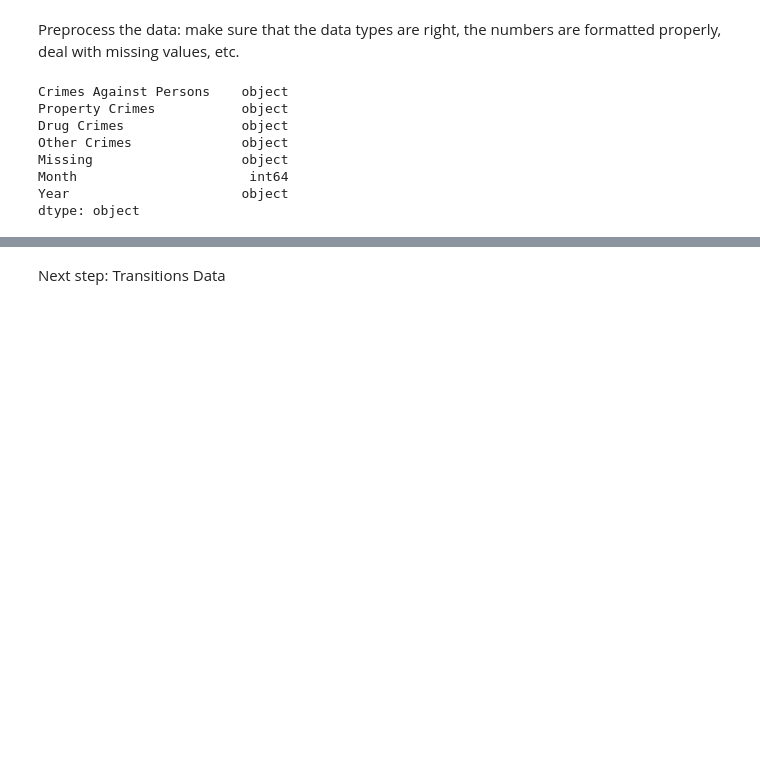
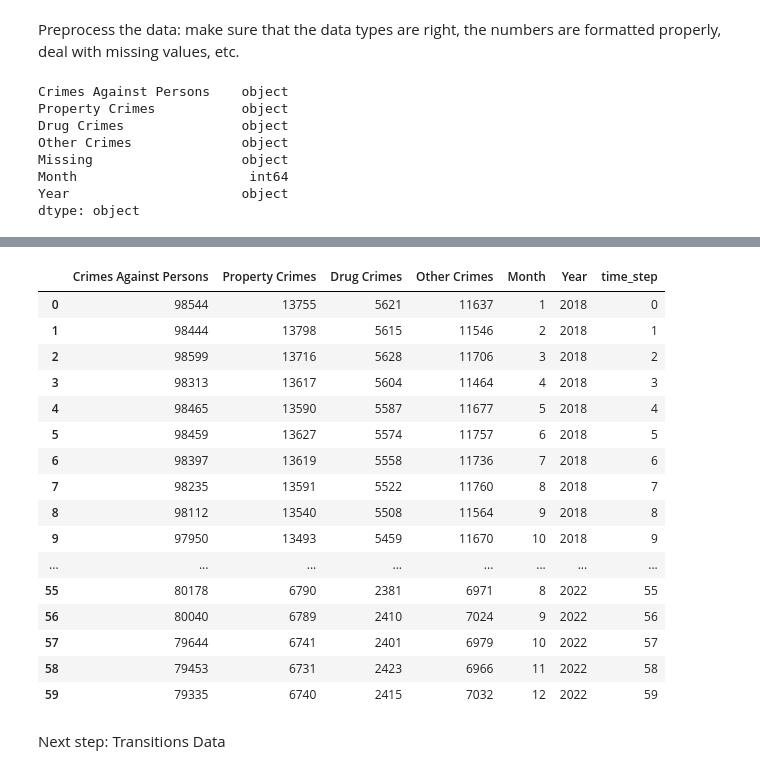
Before and after one commit to stanford-decarceration-collective/stanford-decarceration-collective, a Jupyter notebook: notebooks/CA_Preprocessing.ipynb, the cells around one changed output, grey strips where cells are left out. Drawn from its saved outputs; the diff is of its cells as text; code cells hidden in the pictures; blank space fills up the shorter version.

Commit message:
Total population data

```diff
--- a/notebooks/CA_Preprocessing.ipynb
+++ b/notebooks/CA_Preprocessing.ipynb
@@ -138,3 +136,23 @@ total_pop.drop(["Month", "Year"], axis=1).plot(x='time_step')
+# %%
+total_pop
+# %% [output]
+|  | Crimes Against Persons | Property Crimes | Drug Crimes | Other Crimes | Month | Year | time_step |
+| 0 | 98544 | 13755 | 5621 | 11637 | 1 | 2018 | 0 |
+| 1 | 98444 | 13798 | 5615 | 11546 | 2 | 2018 | 1 |
+| 2 | 98599 | 13716 | 5628 | 11706 | 3 | 2018 | 2 |
+| 3 | 98313 | 13617 | 5604 | 11464 | 4 | 2018 | 3 |
+| 4 | 98465 | 13590 | 5587 | 11677 | 5 | 2018 | 4 |
+| 5 | 98459 | 13627 | 5574 | 11757 | 6 | 2018 | 5 |
+| 6 | 98397 | 13619 | 5558 | 11736 | 7 | 2018 | 6 |
+| 7 | 98235 | 13591 | 5522 | 11760 | 8 | 2018 | 7 |
+| 8 | 98112 | 13540 | 5508 | 11564 | 9 | 2018 | 8 |
+| 9 | 97950 | 13493 | 5459 | 11670 | 10 | 2018 | 9 |
+| ... | ... | ... | ... | ... | ... | ... | ... |
+| 55 | 80178 | 6790 | 2381 | 6971 | 8 | 2022 | 55 |
+| 56 | 80040 | 6789 | 2410 | 7024 | 9 | 2022 | 56 |
+| 57 | 79644 | 6741 | 2401 | 6979 | 10 | 2022 | 57 |
+| 58 | 79453 | 6731 | 2423 | 6966 | 11 | 2022 | 58 |
+| 59 | 79335 | 6740 | 2415 | 7032 | 12 | 2022 | 59 |
 # %% [markdown]
 Next step: Transitions Data
 # %%
```
Also changed, not shown: parts of 1 cell of this notebook, 3 other files.
